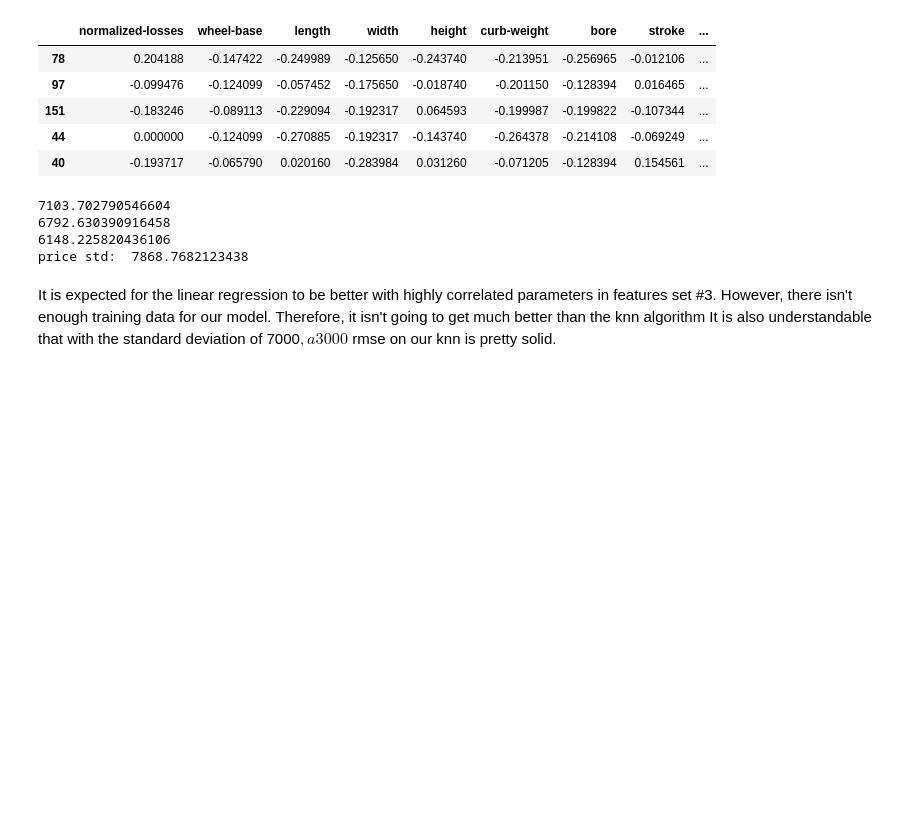
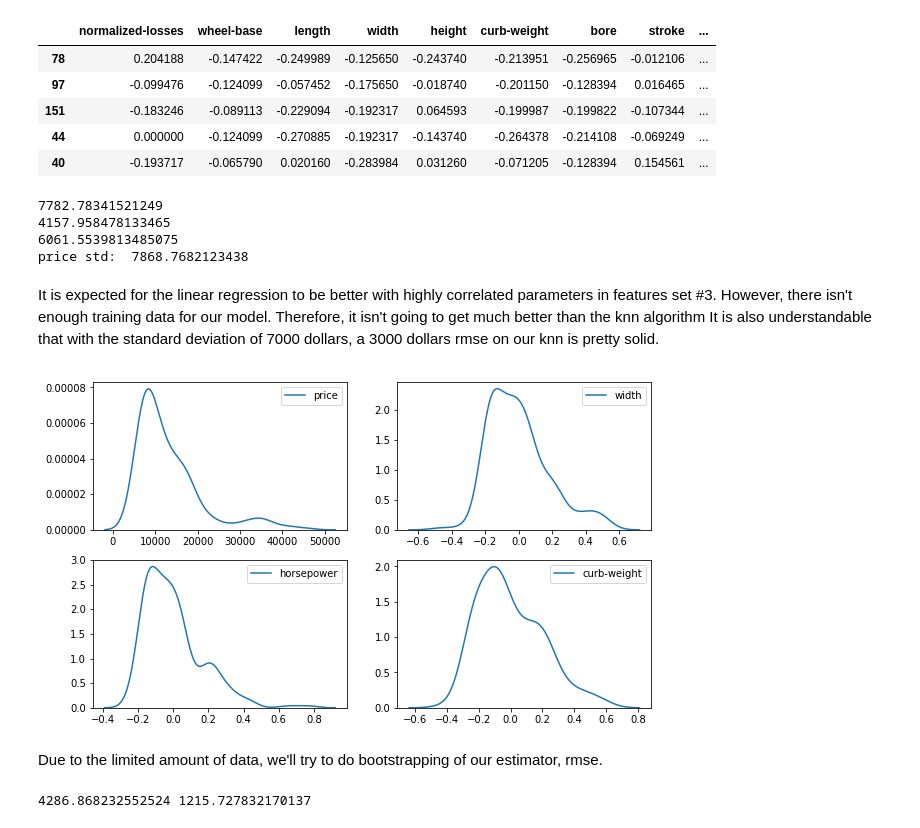
Before and after one commit to vta92/DS_projects, a Jupyter notebook: Predicting_car_project/car_prediction.ipynb, the cells around one changed output. Saved outputs shown, nothing was run; the diff lists cells and outputs as text; code cells hidden in the pictures; blank space fills up the shorter version.

Commit message:
added bootstrap and CI evaluation of car prediction

```diff
--- a/Predicting_car_project/car_prediction.ipynb
+++ b/Predicting_car_project/car_prediction.ipynb
@@ -368,7 +368,8 @@ new_df.head()
 | 44 | 0.000000 | -0.124099 | -0.270885 | -0.192317 | -0.143740 | -0.264378 | -0.214108 | -0.069249 | ... |
 | 40 | -0.193717 | -0.065790 | 0.020160 | -0.283984 | 0.031260 | -0.071205 | -0.128394 | 0.154561 | ... |
 # %%
-def linear_reg(new_df,features): # a list of features
+def linear_reg(new_cars,features): # a list of features
+    new_df = shuffle(new_cars) #no random-state to keep our sampling accurate
     train_x = new_df[features][:180]
     train_y = new_df['price'][:180]
 
@@ -389,10 +390,35 @@ print(rmse_linear2)
 print(rmse_linear3)
 print("price std: ",new_cars.price.std())
 # %% [output]
-7103.702790546604
-6792.630390916458
-6148.225820436106
+7782.78341521249
+4157.958478133465
+6061.5539813485075
 price std:  7868.7682123438
 # %% [markdown]
 It is expected for the linear regression to be better with highly correlated parameters in features set #3. However, there isn't enough training data for our model. Therefore, it isn't going to get much better than the knn algorithm
-It is also understandable that with the standard deviation of 7000$, a 3000$ rmse on our knn is pretty solid.
+It is also understandable that with the standard deviation of 7000 dollars, a 3000 dollars rmse on our knn is pretty solid.
+# %%
+fig = plt.figure(figsize=(10, 6))
+plt.subplot(221)
+sns.kdeplot(new_cars["price"])
+plt.subplot(222)
+sns.kdeplot(new_cars["width"])
+plt.subplot(223)
+sns.kdeplot(new_cars["horsepower"])
+plt.subplot(224)
+sns.kdeplot(new_cars["curb-weight"])
+plt.show()
+fig.tight_layout()
+# %% [output]
+[figure, added]
+# %% [markdown]
+Due to the limited amount of data, we'll try to do bootstrapping of our estimator, rmse.
+# %%
+rmse_linear_lst = []
+#1000 times
+for i in range (0,1000):
+    rmse_linear_lst.append(linear_reg(new_df,features3))
+print(np.mean(rmse_linear_lst), np.std(rmse_linear_lst))
+#rmse_linear_lst
+# %% [output]
+4286.868232552524 1215.727832170137
```
Also changed, not shown: parts of 5 cells of this notebook.
